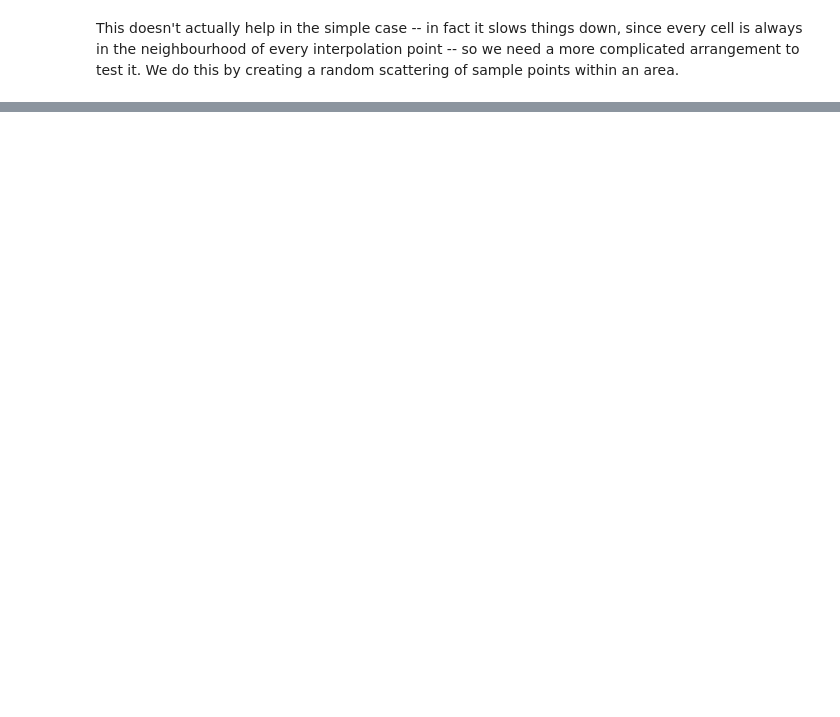
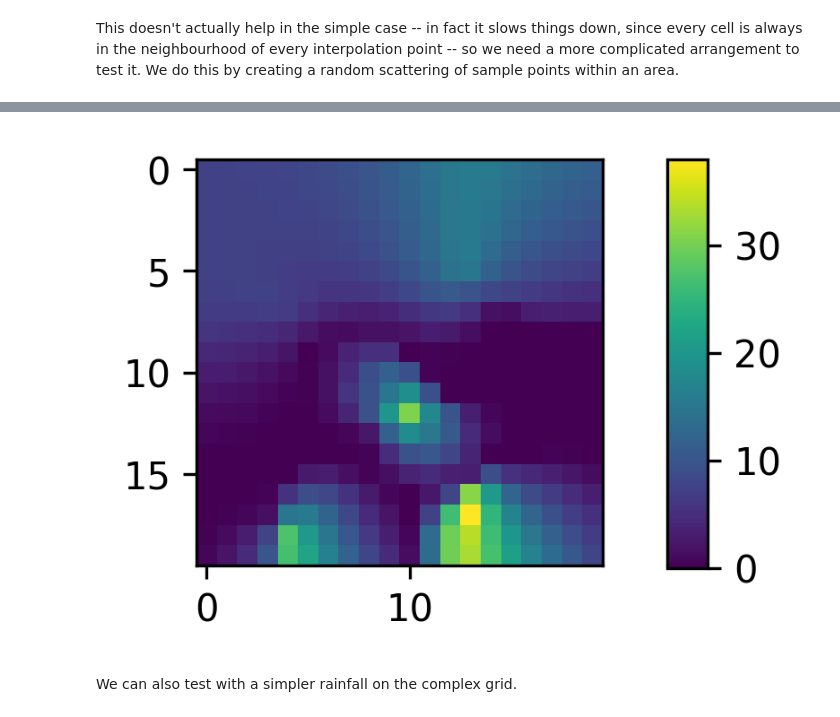
Before and after one commit to simoninireland/sensor-placement, a Jupyter notebook: nni.ipynb, the cells around one changed output, grey strips where cells are left out. Cells and saved outputs as stored; diff of their text form; code cells hidden in the pictures; blank space fills up the shorter version.

```diff
--- a/nni.ipynb
+++ b/nni.ipynb
@@ -358,0 +582,5 @@ _ = plt.colorbar(cax=cax)
+# %%
+%%timeit -n1 -r1
+
+df_ingridorder = natural_nearest_neighbour_ingridorder(df_complicated, boundary_shape,
+                                                       numpy.linspace(0.0, 1.0, num=20), numpy.linspace(0.0, 1.0, num=20))
@@ -358,0 +589,10 @@ _ = plt.colorbar(cax=cax)
+# %%
+fig = plt.figure(figsize=(2, 2))
+plt.imshow(interpolation_to_image(df_ingridorder), norm=Normalize(min(df_ingridorder.rainfall),
+                                                                  max(df_ingridorder.rainfall)))
+cax = plt.axes([1.01, 0.12, 0.075, 0.76])
+_ = plt.colorbar(cax=cax)
+# %% [output]
+[figure, added]
+# %% [markdown]
+We can also test with a simpler rainfall on the complex grid.
```
Also changed, not shown: parts of 32 cells of this notebook.
